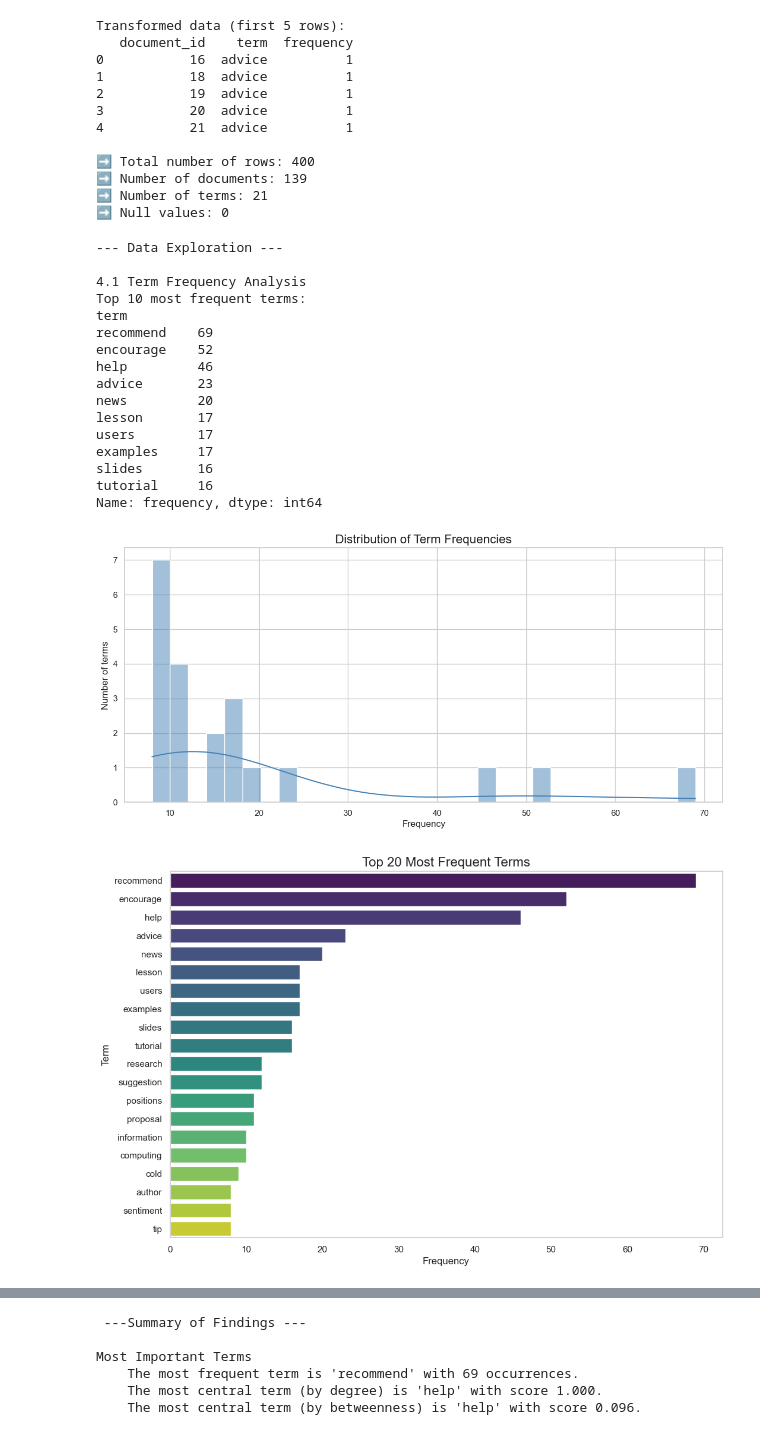
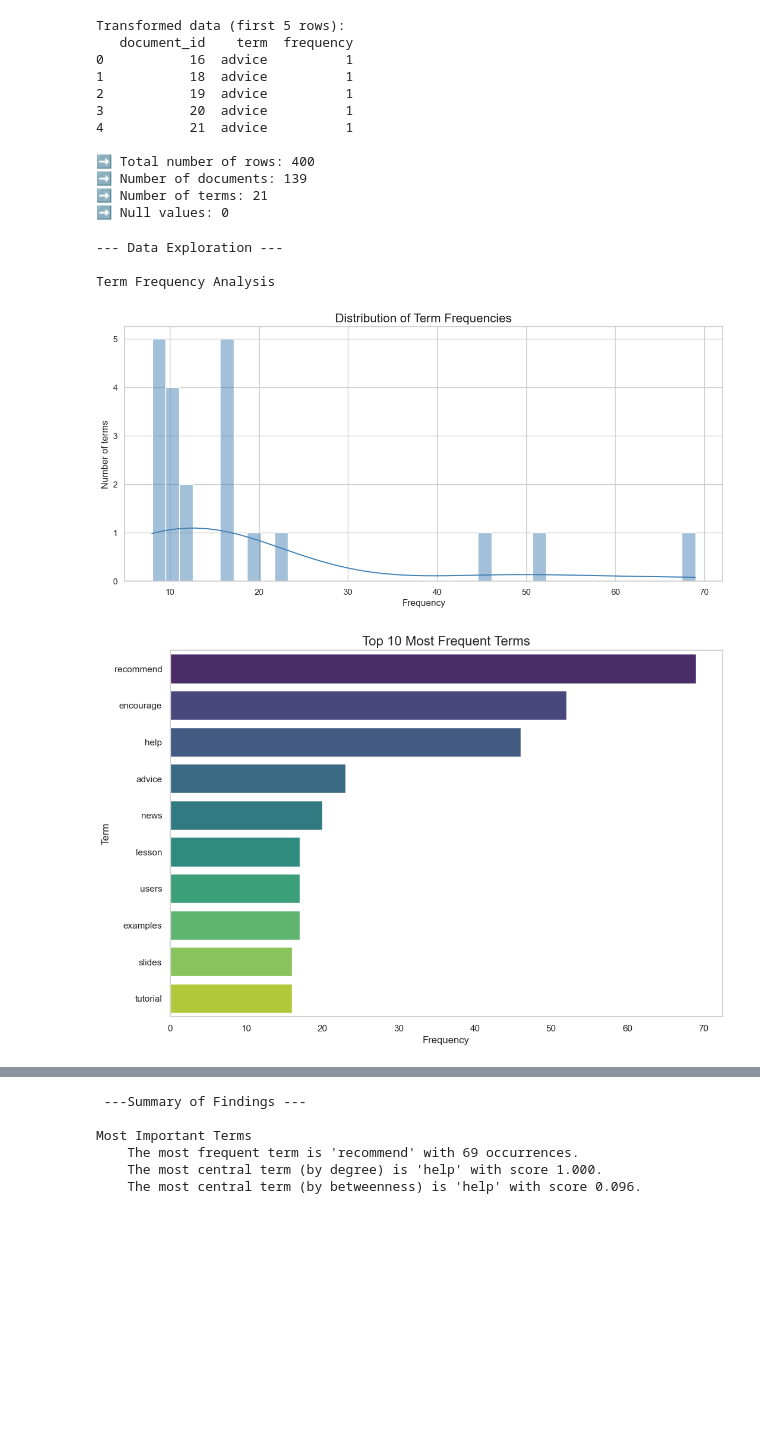
Before and after one commit to dami013/Terms, a Jupyter notebook: terms_link_analysis.ipynb, the cells around one changed output, grey strips where cells are left out. Cells and saved outputs as stored; diff of their text form; code cells hidden in the pictures; blank space fills up the shorter version.

```diff
--- a/terms_link_analysis.ipynb
+++ b/terms_link_analysis.ipynb
@@ -71,16 +79,15 @@ Index(['DocNumber', 'advice', 'author', 'cold', 'computing', 'encourage',
        'suggestion', 'tip', 'tutorial', 'users'],
       dtype='object')
 # %%
-print("\n--- Data Preprocessing ---")
 # Transform to long format for easier analysis
-df_long = df.melt(id_vars=['DocNumber'],
+df_long_format = df.melt(id_vars=['DocNumber'],
                   var_name='term',
                   value_name='frequency')
 # Rename columns for clarity
-df_long.columns = ['document_id', 'term', 'frequency']
+df_long_format.columns = ['document_id', 'term', 'frequency']
 
 # Remove rows with frequency zero (term not present)
-df_long = df_long[df_long['frequency'] > 0]
+df_long = df_long_format[df_long_format['frequency'] > 0]
 
 # Reset index
 df_long.reset_index(drop=True, inplace=True)
@@ -118,52 +124,37 @@ Transformed data (first 5 rows):
 # %%
 print("\n--- Data Exploration ---")
 
 # 4.1 Term frequency analysis
 print("\nTerm Frequency Analysis")
 # Calculate term frequencies across all documents
 term_freq = df_long.groupby('term')['frequency'].sum().sort_values(ascending=False)
 
-# Display top terms
-print("Top 10 most frequent terms:")
-print(term_freq.head(10))
+
 
 # Create histogram of term frequencies
 plt.figure(figsize=(14, 6))
-sns.histplot(term_freq, bins=30, kde=True, color='steelblue')
+sns.histplot(term_freq, bins=40, kde=True, color='steelblue')
 plt.title('Distribution of Term Frequencies', fontsize=16)
 plt.xlabel('Frequency')
 plt.ylabel('Number of terms')
 plt.grid(True)
 plt.show()
 plt.close()
 
 # Create bar chart for top terms
-top_terms = term_freq.head(20)
+top_terms = term_freq.head(10)
 plt.figure(figsize=(12, 8))
 sns.barplot(x=top_terms.values, y=top_terms.index, palette='viridis')
-plt.title('Top 20 Most Frequent Terms', fontsize=16)
+plt.title('Top 10 Most Frequent Terms', fontsize=16)
 plt.xlabel('Frequency')
 plt.ylabel('Term')
 plt.grid(axis='x')
 plt.show()
 plt.close()
 # %% [output]
 --- Data Exploration ---
 
-4.1 Term Frequency Analysis
-Top 10 most frequent terms:
-term
-recommend    69
-encourage    52
-help         46
-advice       23
-news         20
-lesson       17
-users        17
-examples     17
-slides       16
-tutorial     16
-Name: frequency, dtype: int64
+Term Frequency Analysis
-[figure, old version]
+[figure, new version]
-[figure, old version]
+[figure, new version]
 # %%
```
Also changed, not shown: parts of 11 cells of this notebook.
